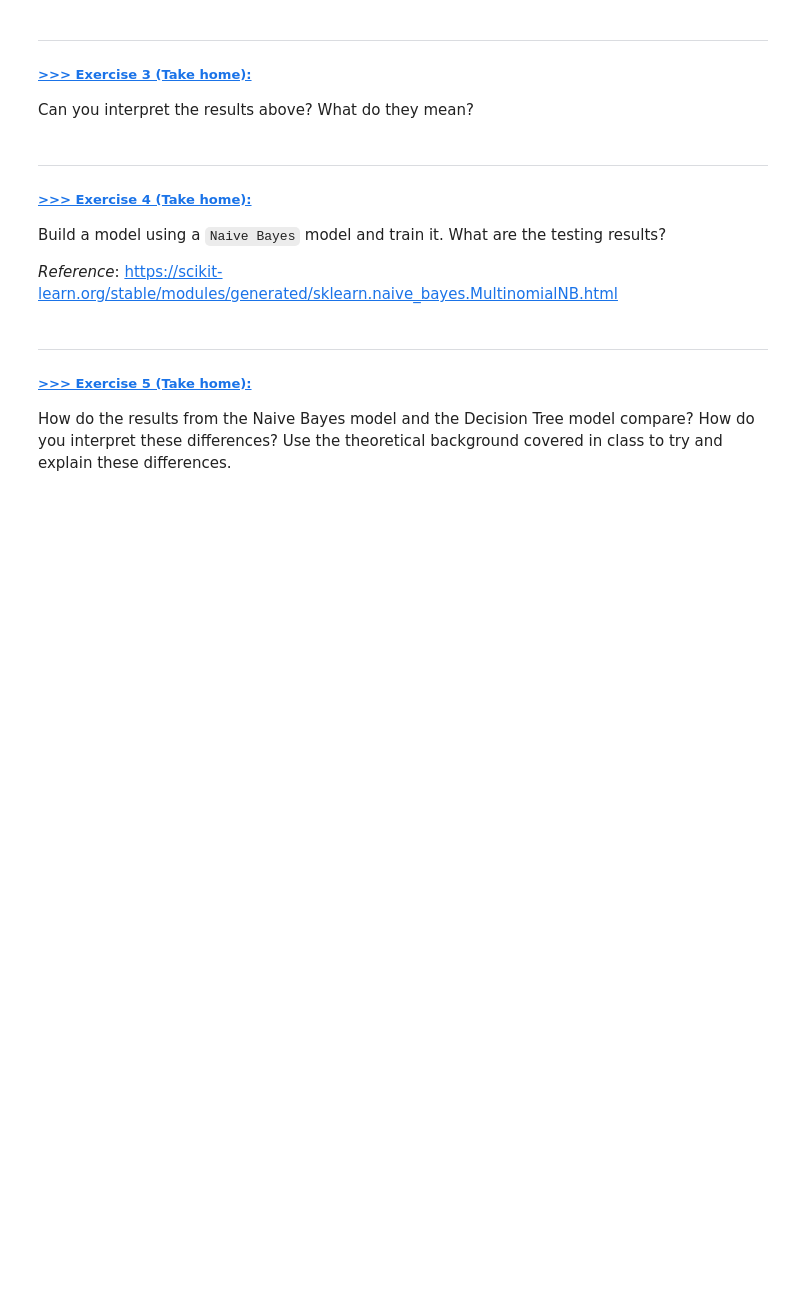
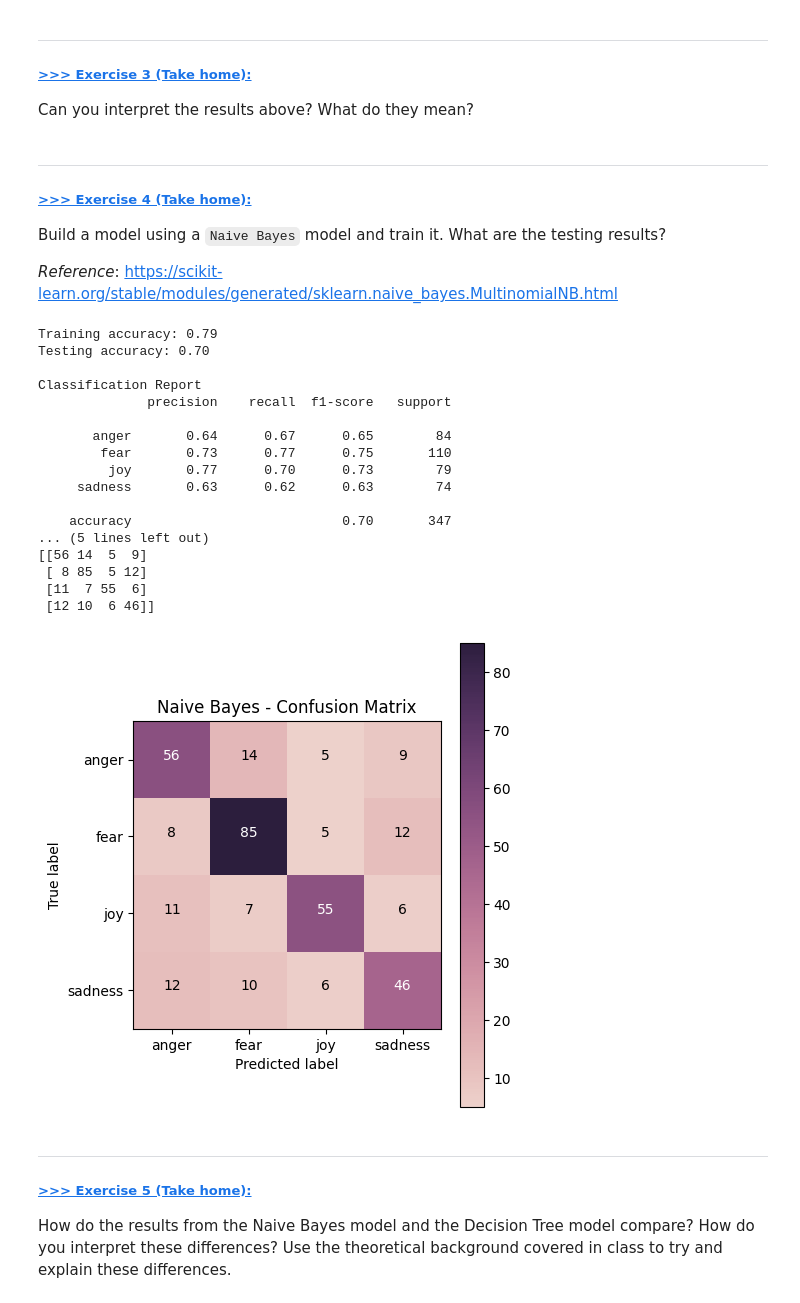
Before and after one commit to Erichub17/DM2025-Lab2-Exercise, a Jupyter notebook: DM2025-Lab2-Master-Phase_1.ipynb, the cells around one changed output. Drawn from its saved outputs; the diff is of its cells as text; code cells hidden in the pictures; blank space fills up the shorter version.

```diff
--- a/DM2025-Lab2-Master-Phase_1.ipynb
+++ b/DM2025-Lab2-Master-Phase_1.ipynb
@@ -525,0 +731,57 @@
+# %%
+# Answer here
+
+# Exercise 4: 建立 Naive Bayes 模型並訓練
+
+from sklearn.naive_bayes import MultinomialNB
+from sklearn.metrics import accuracy_score, classification_report, confusion_matrix
+
+# 建立 Naive Bayes 模型
+NB_model = MultinomialNB()
+
+# 訓練模型
+# 用跟 Decision Tree 一樣的資料（BOW_500 的特徵）
+NB_model.fit(X_train, y_train)
+
+# 預測
+y_train_pred_nb = NB_model.predict(X_train)
+y_test_pred_nb = NB_model.predict(X_test)
+
+# 計算準確率
+acc_train_nb = accuracy_score(y_train, y_train_pred_nb)
+acc_test_nb = accuracy_score(y_test, y_test_pred_nb)
+
+print(f'Training accuracy: {acc_train_nb:.2f}')
+print(f'Testing accuracy: {acc_test_nb:.2f}')
+
+# 詳細的分類報告
+print('\nClassification Report ')
+print(classification_report(y_test, y_test_pred_nb))
+
+# Confusion Matrix
+print('\n Confusion Matrix ')
+cm_nb = confusion_matrix(y_test, y_test_pred_nb)
+print(cm_nb)
+
+# 視覺化 Confusion Matrix
+my_tags = ['anger', 'fear', 'joy', 'sadness']
+plot_confusion_matrix(cm_nb, classes=my_tags, title='Naive Bayes - Confusion Matrix')
+# %% [output]
+Training accuracy: 0.79
+Testing accuracy: 0.70
+
+Classification Report
+              precision    recall  f1-score   support
+
+       anger       0.64      0.67      0.65        84
+        fear       0.73      0.77      0.75       110
+         joy       0.77      0.70      0.73        79
+     sadness       0.63      0.62      0.63        74
+
+    accuracy                           0.70       347
+... (5 lines left out)
+[[56 14  5  9]
+ [ 8 85  5 12]
+ [11  7 55  6]
+ [12 10  6 46]]
+[figure, added]
```
Also changed, not shown: parts of 73 cells of this notebook.
